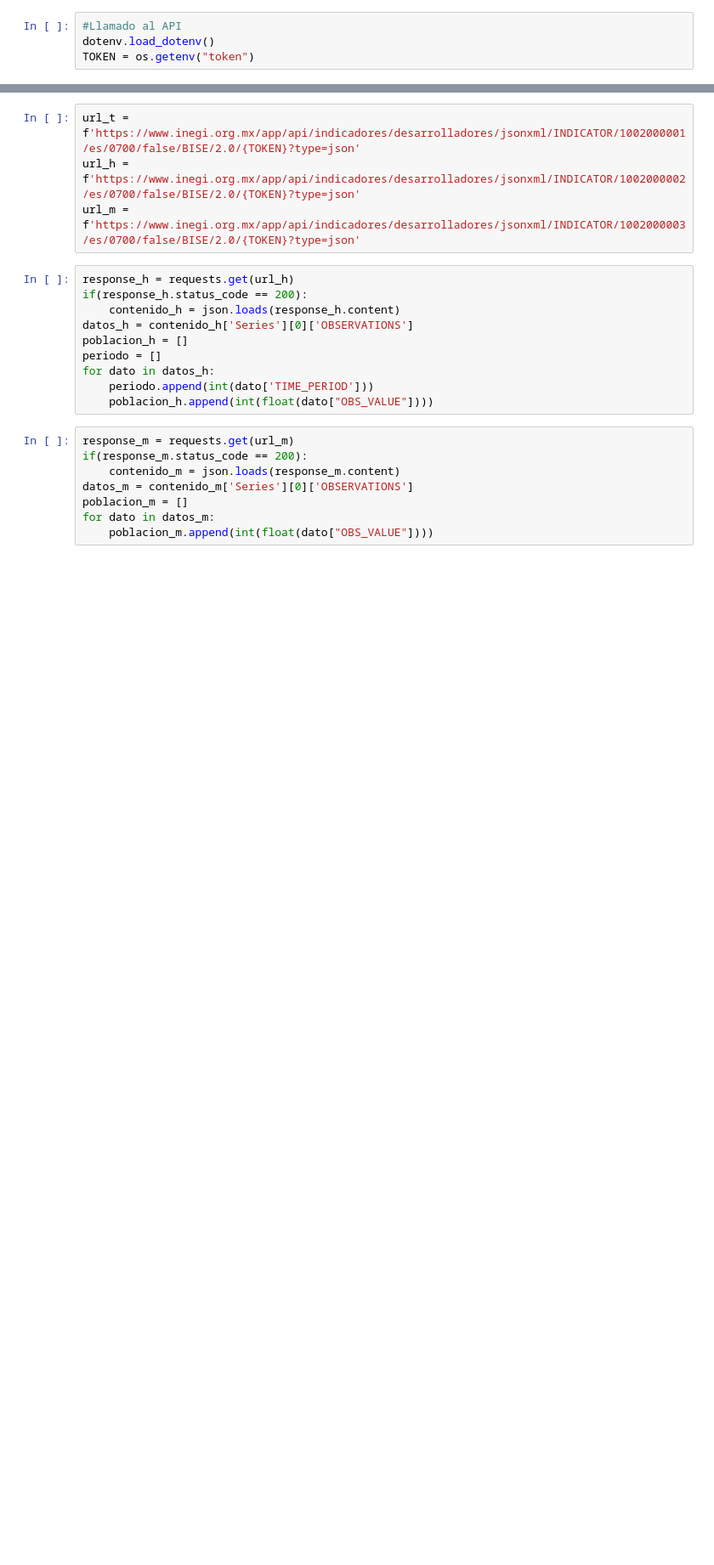
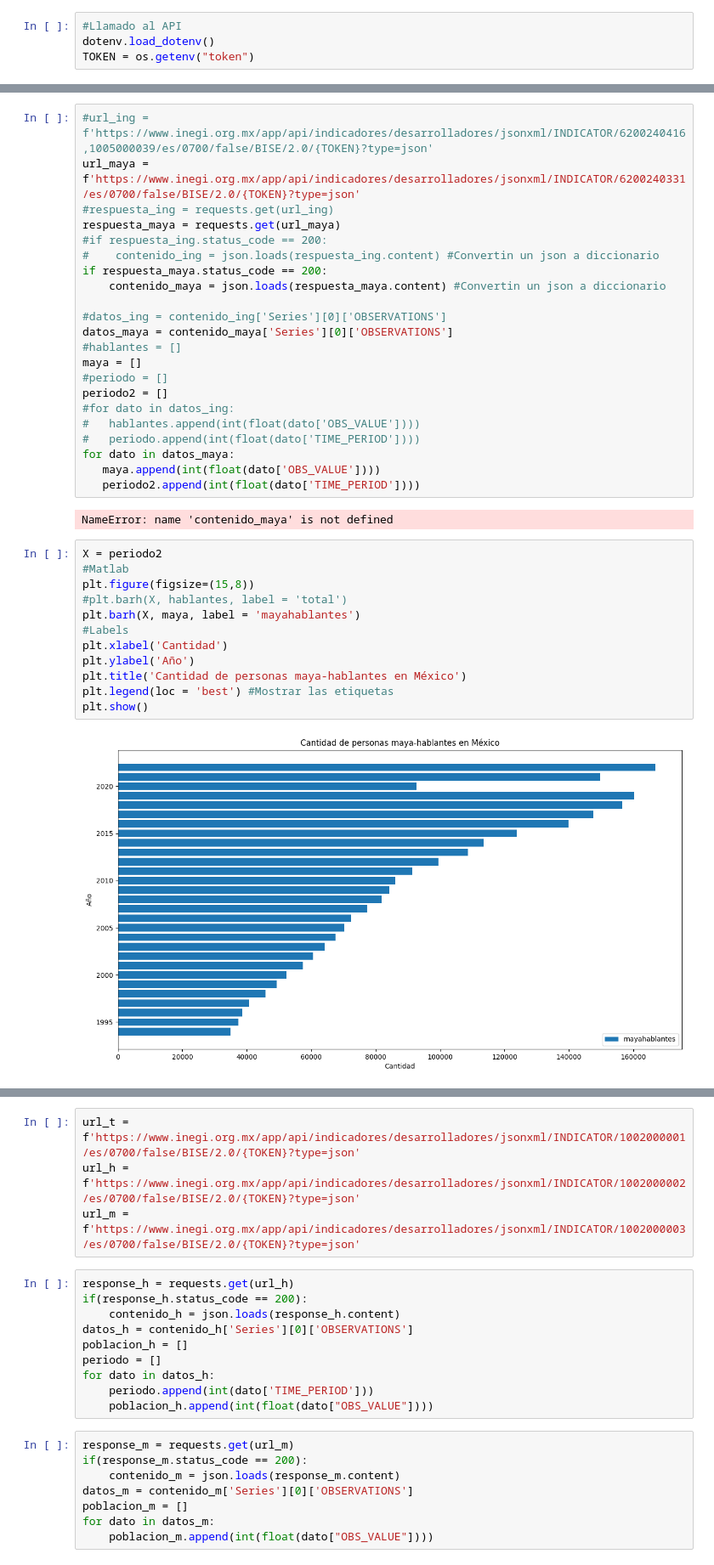
Before and after one commit to EscamillaJuan/CienciaDeDatos, a Jupyter notebook: Proyecto INEGI/CD_14_INEGI_colab.ipynb, the cells around one changed output, grey strips where cells are left out. Shown at 85% size. Drawn from its saved outputs; the diff is of its cells as text; blank space fills up the shorter version.

```diff
--- a/Proyecto INEGI/CD_14_INEGI_colab.ipynb
+++ b/Proyecto INEGI/CD_14_INEGI_colab.ipynb
@@ -34,0 +36,38 @@ TOKEN = os.getenv("token")
+# %%
+#url_ing =  f'https://www.inegi.org.mx/app/api/indicadores/desarrolladores/jsonxml/INDICATOR/6200240416,1005000039/es/0700/false/BISE/2.0/{TOKEN}?type=json'
+url_maya =  f'https://www.inegi.org.mx/app/api/indicadores/desarrolladores/jsonxml/INDICATOR/6200240331/es/0700/false/BISE/2.0/{TOKEN}?type=json'
+#respuesta_ing = requests.get(url_ing)
+respuesta_maya = requests.get(url_maya)
+#if respuesta_ing.status_code == 200:
+#    contenido_ing = json.loads(respuesta_ing.content) #Convertin un json a diccionario
+if respuesta_maya.status_code == 200:
+    contenido_maya = json.loads(respuesta_maya.content) #Convertin un json a diccionario
+
+#datos_ing = contenido_ing['Series'][0]['OBSERVATIONS']
+datos_maya = contenido_maya['Series'][0]['OBSERVATIONS']
+#hablantes = []
+maya = []
+#periodo = []
+periodo2 = []
+#for dato in datos_ing:
+#   hablantes.append(int(float(dato['OBS_VALUE'])))
+#   periodo.append(int(float(dato['TIME_PERIOD'])))
+for dato in datos_maya:
+   maya.append(int(float(dato['OBS_VALUE'])))
+   periodo2.append(int(float(dato['TIME_PERIOD'])))
+# %% [output]
+NameError: name 'contenido_maya' is not defined
+# %%
+X = periodo2
+#Matlab
+plt.figure(figsize=(15,8))
+#plt.barh(X, hablantes, label = 'total')
+plt.barh(X, maya, label = 'mayahablantes')
+#Labels
+plt.xlabel('Cantidad')
+plt.ylabel('Año')
+plt.title('Cantidad de personas maya-hablantes en México')
+plt.legend(loc = 'best') #Mostrar las etiquetas
+plt.show()
+# %% [output]
+[figure, added]
```
Also changed, not shown: parts of 8 cells of this notebook.
